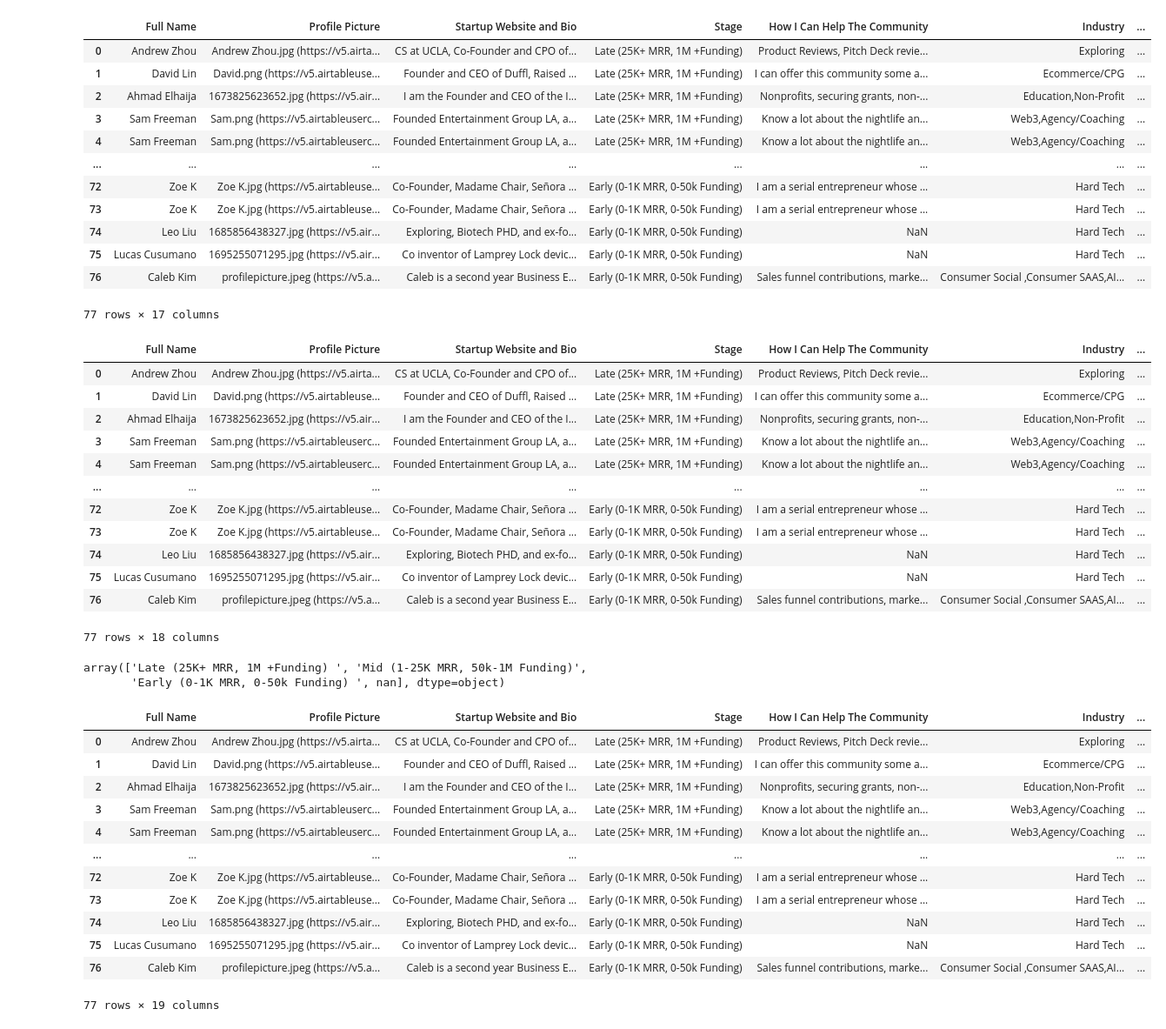
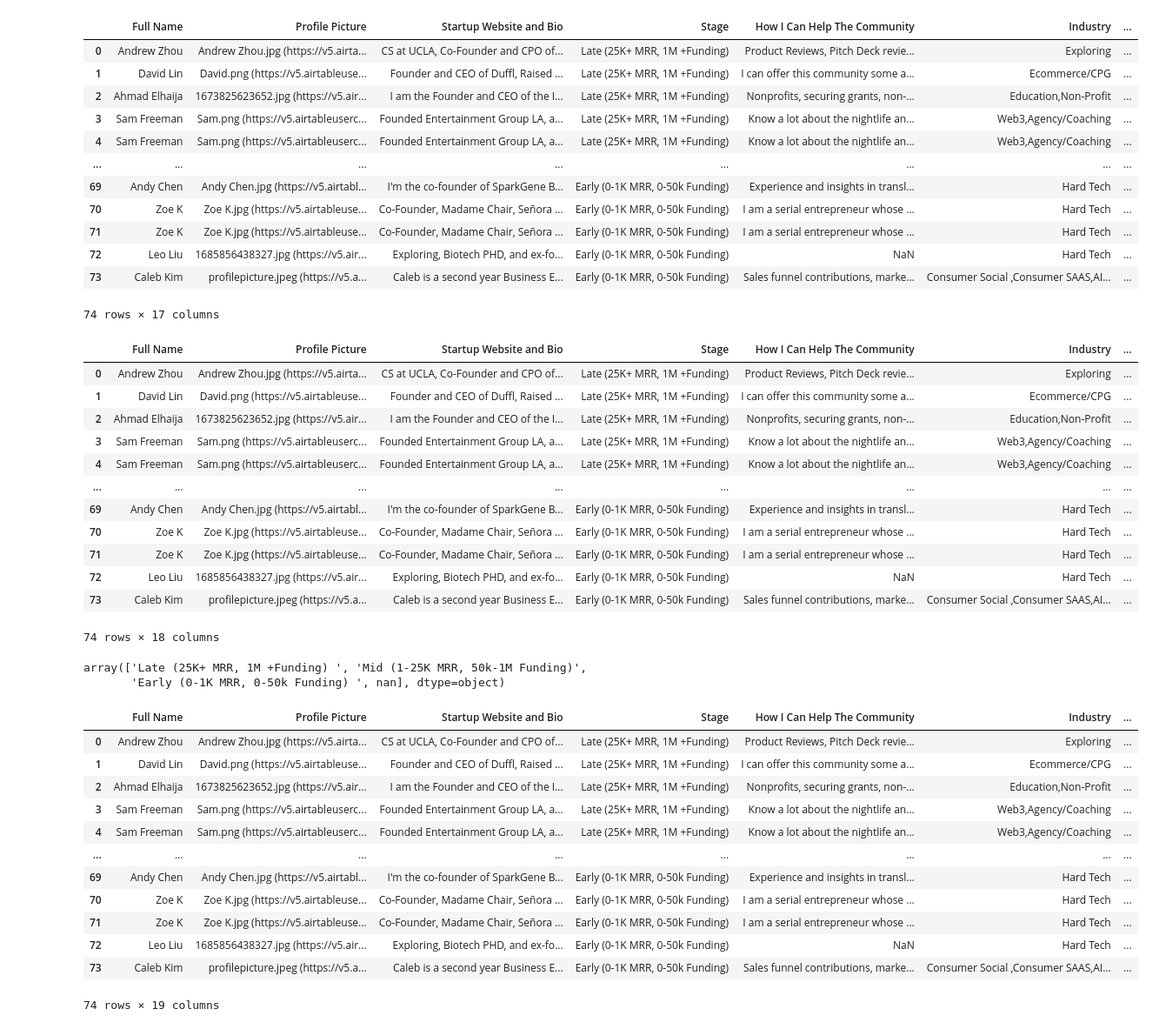
Before and after one commit to dailybruin/the-stack, a Jupyter notebook: python/posts/startups-ucla/startups.ipynb, the cells around one changed output. Shown at 87% size. Cells and saved outputs as stored; diff of their text form; code cells hidden in the pictures.

```diff
--- a/python/posts/startups-ucla/startups.ipynb
+++ b/python/posts/startups-ucla/startups.ipynb
@@ -3,22 +3,22 @@ import pandas as pd
 import numpy as np
 from matplotlib import pyplot as plt
 # %%
-df = pd.read_csv('/Users/joeyling/Downloads/animated-treemap/files/founders.csv')
+df = pd.read_csv('/Users/joeyling/Desktop/the-stack/datasets/startups-ucla/founders.csv')
 df
 # %% [output]
 |  | Full Name | Profile Picture | Startup Website and Bio | Stage | How I Can Help The Community | Industry | ... |
 | 0 | Andrew Zhou | Andrew Zhou.jpg (https://v5.airta... | CS at UCLA, Co-Founder and CPO of... | Late (25K+ MRR, 1M +Funding) | Product Reviews, Pitch Deck revie... | Exploring | ... |
 | 1 | David Lin | David.png (https://v5.airtableuse... | Founder and CEO of Duffl, Raised ... | Late (25K+ MRR, 1M +Funding) | I can offer this community some a... | Ecommerce/CPG | ... |
 | 2 | Ahmad Elhaija | 1673825623652.jpg (https://v5.air... | I am the Founder and CEO of the I... | Late (25K+ MRR, 1M +Funding) | Nonprofits, securing grants, non-... | Education,Non-Profit | ... |
 | 3 | Sam Freeman | Sam.png (https://v5.airtableuserc... | Founded Entertainment Group LA, a... | Late (25K+ MRR, 1M +Funding) | Know a lot about the nightlife an... | Web3,Agency/Coaching | ... |
 | 4 | Sam Freeman | Sam.png (https://v5.airtableuserc... | Founded Entertainment Group LA, a... | Late (25K+ MRR, 1M +Funding) | Know a lot about the nightlife an... | Web3,Agency/Coaching | ... |
 | ... | ... | ... | ... | ... | ... | ... | ... |
-| 72 | Zoe K | Zoe K.jpg (https://v5.airtableuse... | Co-Founder, Madame Chair, Señora ... | Early (0-1K MRR, 0-50k Funding) | I am a serial entrepreneur whose ... | Hard Tech | ... |
-| 73 | Zoe K | Zoe K.jpg (https://v5.airtableuse... | Co-Founder, Madame Chair, Señora ... | Early (0-1K MRR, 0-50k Funding) | I am a serial entrepreneur whose ... | Hard Tech | ... |
-| 74 | Leo Liu | 1685856438327.jpg (https://v5.air... | Exploring, Biotech PHD, and ex-fo... | Early (0-1K MRR, 0-50k Funding) | NaN | Hard Tech | ... |
-| 75 | Lucas Cusumano | 1695255071295.jpg (https://v5.air... | Co inventor of Lamprey Lock devic... | Early (0-1K MRR, 0-50k Funding) | NaN | Hard Tech | ... |
-| 76 | Caleb Kim | profilepicture.jpeg (https://v5.a... | Caleb is a second year Business E... | Early (0-1K MRR, 0-50k Funding) | Sales funnel contributions, marke... | Consumer Social ,Consumer SAAS,AI... | ... |
+| 69 | Andy Chen | Andy Chen.jpg (https://v5.airtabl... | I'm the co-founder of SparkGene B... | Early (0-1K MRR, 0-50k Funding) | Experience and insights in transl... | Hard Tech | ... |
+| 70 | Zoe K | Zoe K.jpg (https://v5.airtableuse... | Co-Founder, Madame Chair, Señora ... | Early (0-1K MRR, 0-50k Funding) | I am a serial entrepreneur whose ... | Hard Tech | ... |
+| 71 | Zoe K | Zoe K.jpg (https://v5.airtableuse... | Co-Founder, Madame Chair, Señora ... | Early (0-1K MRR, 0-50k Funding) | I am a serial entrepreneur whose ... | Hard Tech | ... |
+| 72 | Leo Liu | 1685856438327.jpg (https://v5.air... | Exploring, Biotech PHD, and ex-fo... | Early (0-1K MRR, 0-50k Funding) | NaN | Hard Tech | ... |
+| 73 | Caleb Kim | profilepicture.jpeg (https://v5.a... | Caleb is a second year Business E... | Early (0-1K MRR, 0-50k Funding) | Sales funnel contributions, marke... | Consumer Social ,Consumer SAAS,AI... | ... |
-77 rows × 17 columns
+74 rows × 17 columns
 # %%
 df["Age"] = 2023-df["Year Founded"]
 df
@@ -30,12 +30,12 @@ df
 | 3 | Sam Freeman | Sam.png (https://v5.airtableuserc... | Founded Entertainment Group LA, a... | Late (25K+ MRR, 1M +Funding) | Know a lot about the nightlife an... | Web3,Agency/Coaching | ... |
 | 4 | Sam Freeman | Sam.png (https://v5.airtableuserc... | Founded Entertainment Group LA, a... | Late (25K+ MRR, 1M +Funding) | Know a lot about the nightlife an... | Web3,Agency/Coaching | ... |
 | ... | ... | ... | ... | ... | ... | ... | ... |
-| 72 | Zoe K | Zoe K.jpg (https://v5.airtableuse... | Co-Founder, Madame Chair, Señora ... | Early (0-1K MRR, 0-50k Funding) | I am a serial entrepreneur whose ... | Hard Tech | ... |
-| 73 | Zoe K | Zoe K.jpg (https://v5.airtableuse... | Co-Founder, Madame Chair, Señora ... | Early (0-1K MRR, 0-50k Funding) | I am a serial entrepreneur whose ... | Hard Tech | ... |
-| 74 | Leo Liu | 1685856438327.jpg (https://v5.air... | Exploring, Biotech PHD, and ex-fo... | Early (0-1K MRR, 0-50k Funding) | NaN | Hard Tech | ... |
-| 75 | Lucas Cusumano | 1695255071295.jpg (https://v5.air... | Co inventor of Lamprey Lock devic... | Early (0-1K MRR, 0-50k Funding) | NaN | Hard Tech | ... |
-| 76 | Caleb Kim | profilepicture.jpeg (https://v5.a... | Caleb is a second year Business E... | Early (0-1K MRR, 0-50k Funding) | Sales funnel contributions, marke... | Consumer Social ,Consumer SAAS,AI... | ... |
+| 69 | Andy Chen | Andy Chen.jpg (https://v5.airtabl... | I'm the co-founder of SparkGene B... | Early (0-1K MRR, 0-50k Funding) | Experience and insights in transl... | Hard Tech | ... |
+| 70 | Zoe K | Zoe K.jpg (https://v5.airtableuse... | Co-Founder, Madame Chair, Señora ... | Early (0-1K MRR, 0-50k Funding) | I am a serial entrepreneur whose ... | Hard Tech | ... |
+| 71 | Zoe K | Zoe K.jpg (https://v5.airtableuse... | Co-Founder, Madame Chair, Señora ... | Early (0-1K MRR, 0-50k Funding) | I am a serial entrepreneur whose ... | Hard Tech | ... |
+| 72 | Leo Liu | 1685856438327.jpg (https://v5.air... | Exploring, Biotech PHD, and ex-fo... | Early (0-1K MRR, 0-50k Funding) | NaN | Hard Tech | ... |
+| 73 | Caleb Kim | profilepicture.jpeg (https://v5.a... | Caleb is a second year Business E... | Early (0-1K MRR, 0-50k Funding) | Sales funnel contributions, marke... | Consumer Social ,Consumer SAAS,AI... | ... |
-77 rows × 18 columns
+74 rows × 18 columns
 # %%
 df["Stage"].unique()
 # %% [output]
@@ -61,12 +61,12 @@ df
 | 3 | Sam Freeman | Sam.png (https://v5.airtableuserc... | Founded Entertainment Group LA, a... | Late (25K+ MRR, 1M +Funding) | Know a lot about the nightlife an... | Web3,Agency/Coaching | ... |
 | 4 | Sam Freeman | Sam.png (https://v5.airtableuserc... | Founded Entertainment Group LA, a... | Late (25K+ MRR, 1M +Funding) | Know a lot about the nightlife an... | Web3,Agency/Coaching | ... |
 | ... | ... | ... | ... | ... | ... | ... | ... |
-| 72 | Zoe K | Zoe K.jpg (https://v5.airtableuse... | Co-Founder, Madame Chair, Señora ... | Early (0-1K MRR, 0-50k Funding) | I am a serial entrepreneur whose ... | Hard Tech | ... |
-| 73 | Zoe K | Zoe K.jpg (https://v5.airtableuse... | Co-Founder, Madame Chair, Señora ... | Early (0-1K MRR, 0-50k Funding) | I am a serial entrepreneur whose ... | Hard Tech | ... |
-| 74 | Leo Liu | 1685856438327.jpg (https://v5.air... | Exploring, Biotech PHD, and ex-fo... | Early (0-1K MRR, 0-50k Funding) | NaN | Hard Tech | ... |
-| 75 | Lucas Cusumano | 1695255071295.jpg (https://v5.air... | Co inventor of Lamprey Lock devic... | Early (0-1K MRR, 0-50k Funding) | NaN | Hard Tech | ... |
-| 76 | Caleb Kim | profilepicture.jpeg (https://v5.a... | Caleb is a second year Business E... | Early (0-1K MRR, 0-50k Funding) | Sales funnel contributions, marke... | Consumer Social ,Consumer SAAS,AI... | ... |
+| 69 | Andy Chen | Andy Chen.jpg (https://v5.airtabl... | I'm the co-founder of SparkGene B... | Early (0-1K MRR, 0-50k Funding) | Experience and insights in transl... | Hard Tech | ... |
+| 70 | Zoe K | Zoe K.jpg (https://v5.airtableuse... | Co-Founder, Madame Chair, Señora ... | Early (0-1K MRR, 0-50k Funding) | I am a serial entrepreneur whose ... | Hard Tech | ... |
+| 71 | Zoe K | Zoe K.jpg (https://v5.airtableuse... | Co-Founder, Madame Chair, Señora ... | Early (0-1K MRR, 0-50k Funding) | I am a serial entrepreneur whose ... | Hard Tech | ... |
+| 72 | Leo Liu | 1685856438327.jpg (https://v5.air... | Exploring, Biotech PHD, and ex-fo... | Early (0-1K MRR, 0-50k Funding) | NaN | Hard Tech | ... |
+| 73 | Caleb Kim | profilepicture.jpeg (https://v5.a... | Caleb is a second year Business E... | Early (0-1K MRR, 0-50k Funding) | Sales funnel contributions, marke... | Consumer Social ,Consumer SAAS,AI... | ... |
-77 rows × 19 columns
+74 rows × 19 columns
 # %%
 plt.bar(df["Age"], df["Funding"])
 # %% [output]
```
Also changed, not shown: parts of 16 cells of this notebook.
